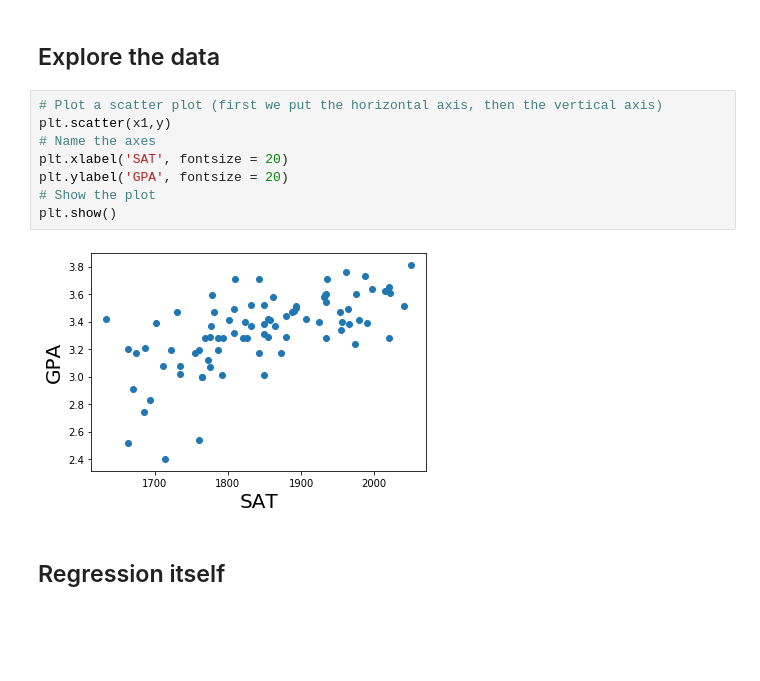
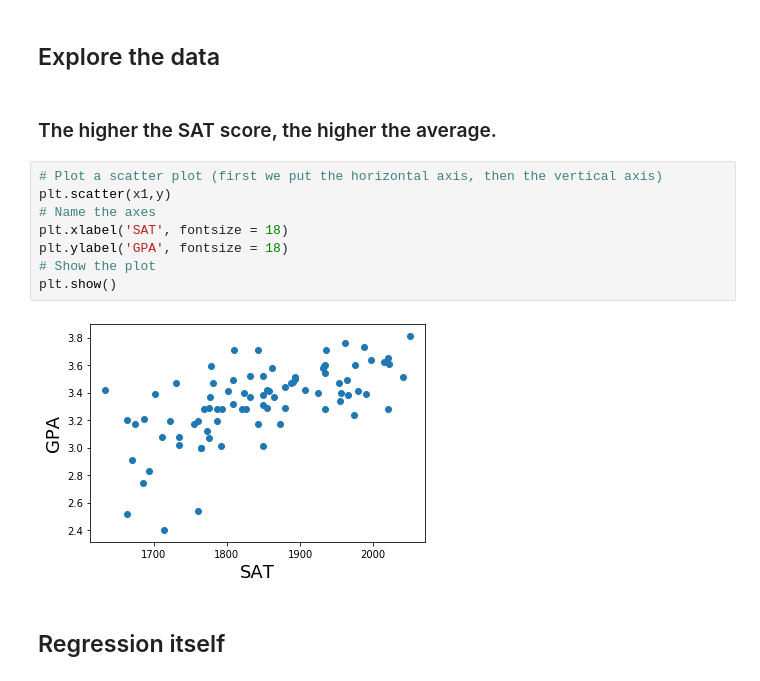
Before and after one commit to kabirivan/Data-Science-Course, a Jupyter notebook: Simple linear regression.ipynb, the cells around one changed output. Cells and saved outputs as stored; diff of their text form; blank space fills up the shorter version.

Commit message:
Add plot

```diff
--- a/Simple linear regression.ipynb
+++ b/Simple linear regression.ipynb
@@ -53,16 +59,18 @@ y = data ['GPA']
 x1 = data ['SAT']
 # %% [markdown]
 ## Explore the data
+# %% [markdown]
+### The higher the SAT score, the higher the average.
 # %%
 # Plot a scatter plot (first we put the horizontal axis, then the vertical axis)
 plt.scatter(x1,y)
 # Name the axes
-plt.xlabel('SAT', fontsize = 20)
-plt.ylabel('GPA', fontsize = 20)
+plt.xlabel('SAT', fontsize = 18)
+plt.ylabel('GPA', fontsize = 18)
 # Show the plot
 plt.show()
 # %% [output]
-[figure, old version]
+[figure, new version]
 # %% [markdown]
 ## Regression itself
 # %%
```
Also changed, not shown: parts of 3 cells of this notebook.
